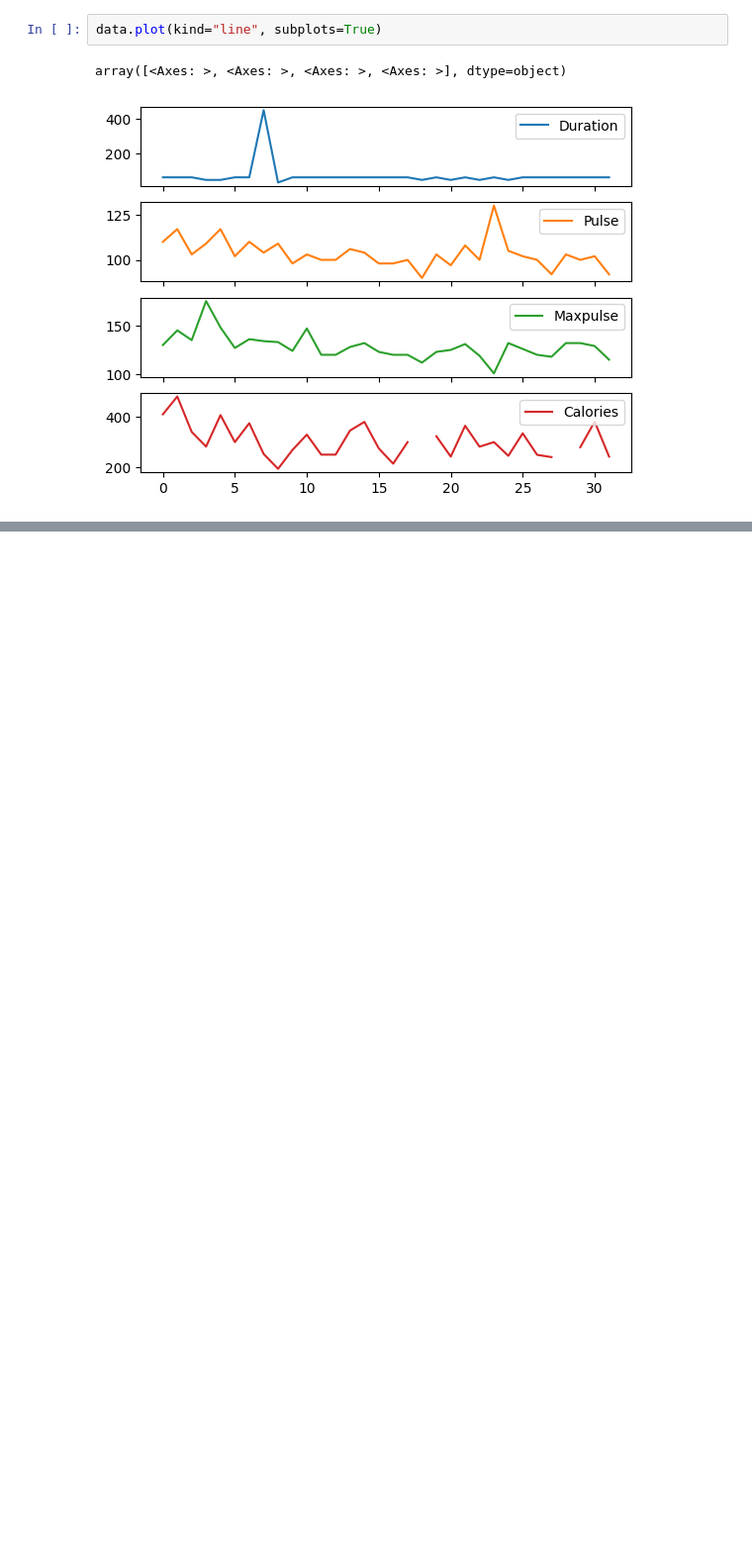
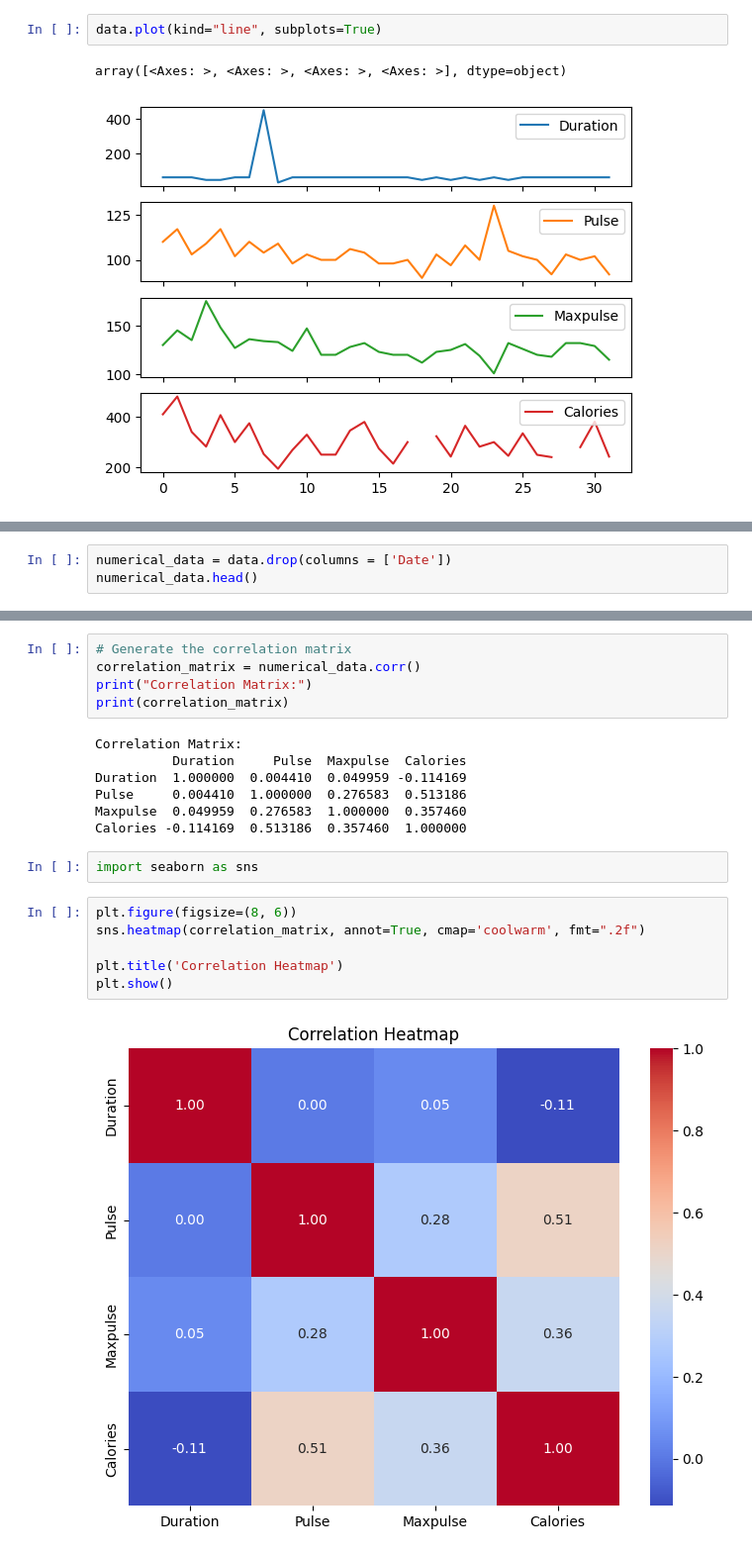
Before and after one commit to ask4semoy/tests, a Jupyter notebook: EDA.ipynb, the cells around one changed output, grey strips where cells are left out. Shown: that part at 99% size. Cells and saved outputs as stored; diff of their text form; blank space fills up the shorter version.

```diff
--- a/EDA.ipynb
+++ b/EDA.ipynb
@@ -202,0 +229,3 @@ array([<Axes: >, <Axes: >, <Axes: >, <Axes: >], dtype=object)
+# %%
+numerical_data = data.drop(columns = ['Date'])
+numerical_data.head()
@@ -202,0 +239,22 @@ array([<Axes: >, <Axes: >, <Axes: >, <Axes: >], dtype=object)
+# %%
+# Generate the correlation matrix
+correlation_matrix = numerical_data.corr()
+print("Correlation Matrix:")
+print(correlation_matrix)
+# %% [output]
+Correlation Matrix:
+          Duration     Pulse  Maxpulse  Calories
+Duration  1.000000  0.004410  0.049959 -0.114169
+Pulse     0.004410  1.000000  0.276583  0.513186
+Maxpulse  0.049959  0.276583  1.000000  0.357460
+Calories -0.114169  0.513186  0.357460  1.000000
+# %%
+import seaborn as sns
+# %%
+plt.figure(figsize=(8, 6))
+sns.heatmap(correlation_matrix, annot=True, cmap='coolwarm', fmt=".2f")
+
+plt.title('Correlation Heatmap')
+plt.show()
+# %% [output]
+[figure, added]
```
Also changed, not shown: parts of 8 cells of this notebook.
